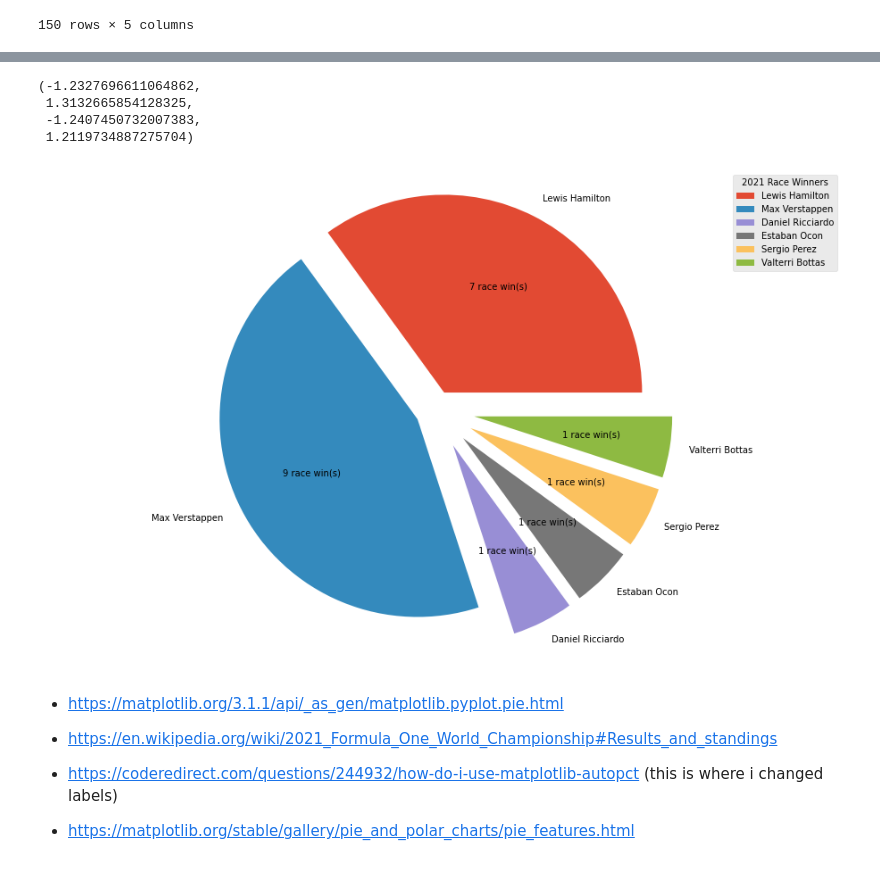
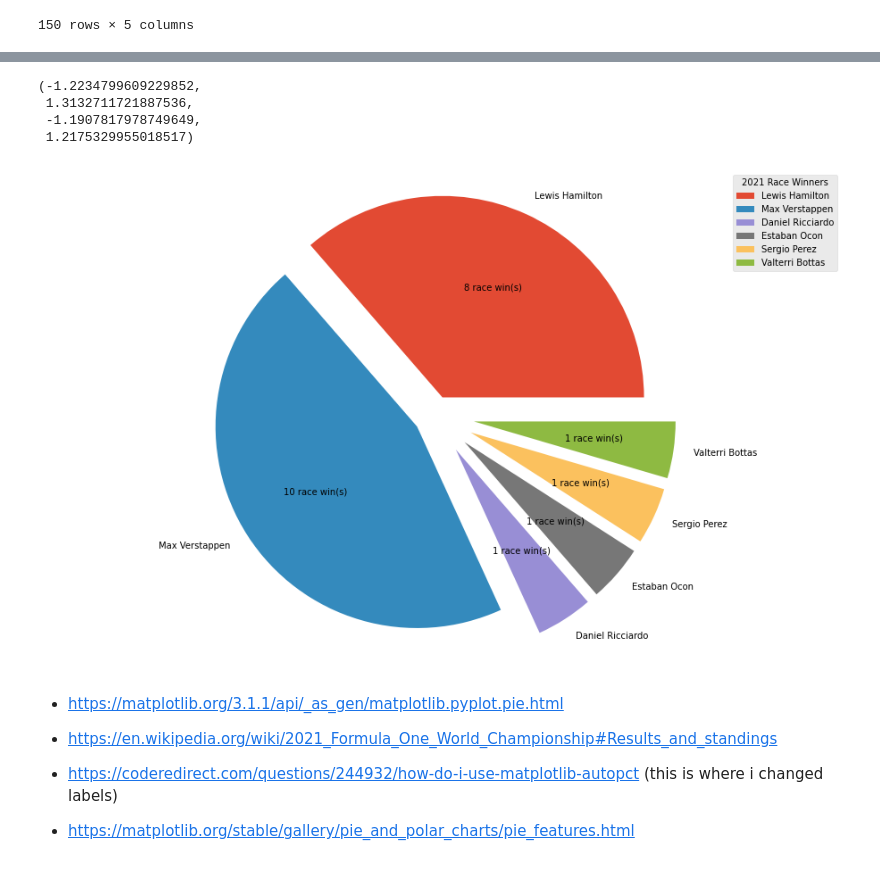
Before and after one commit to kaob1991/fundamentals-DA-assessment, a Jupyter notebook: pyplot.ipynb, the cells around one changed output, grey strips where cells are left out. Drawn from its saved outputs; the diff is of its cells as text; code cells hidden in the pictures.

```diff
--- a/pyplot.ipynb
+++ b/pyplot.ipynb
@@ -233,23 +249,23 @@ On top of that, it has been shown that it is more difficult for comparisons to b
 # %%
 f1_2021= ["Lewis Hamilton", "Max Verstappen", "Daniel Ricciardo", "Estaban Ocon", "Sergio Perez", "Valterri Bottas"]
-results = [7, 9, 1, 1, 1, 1]
+results = [8, 10, 1, 1, 1, 1]
 explode = [0.1,0.1,0.2,0.2,0.2,0.2]
 def make_autopct(results):
     def my_autopct(pct):
         total = sum(results)
         val = int(round(pct*total/100.0))
         #return '{p:.2f}%  ({v:d})'.format(p=pct,v=val)
         return "{v} race win(s)".format(v = val)
     return my_autopct
 plt.pie(results, labels = f1_2021,autopct= make_autopct(results), explode = explode)
 plt.legend(title= "2021 Race Winners")
 plt.axis('equal')
 # %% [output]
-(-1.2327696611064862,
- 1.3132665854128325,
- -1.2407450732007383,
- 1.2119734887275704)
+(-1.2234799609229852,
+ 1.3132711721887536,
+ -1.1907817978749649,
+ 1.2175329955018517)
-[figure, old version]
+[figure, new version]
 # %% [markdown]
 - https://matplotlib.org/3.1.1/api/_as_gen/matplotlib.pyplot.pie.html
 
```
Also changed, not shown: parts of 2 cells of this notebook.
